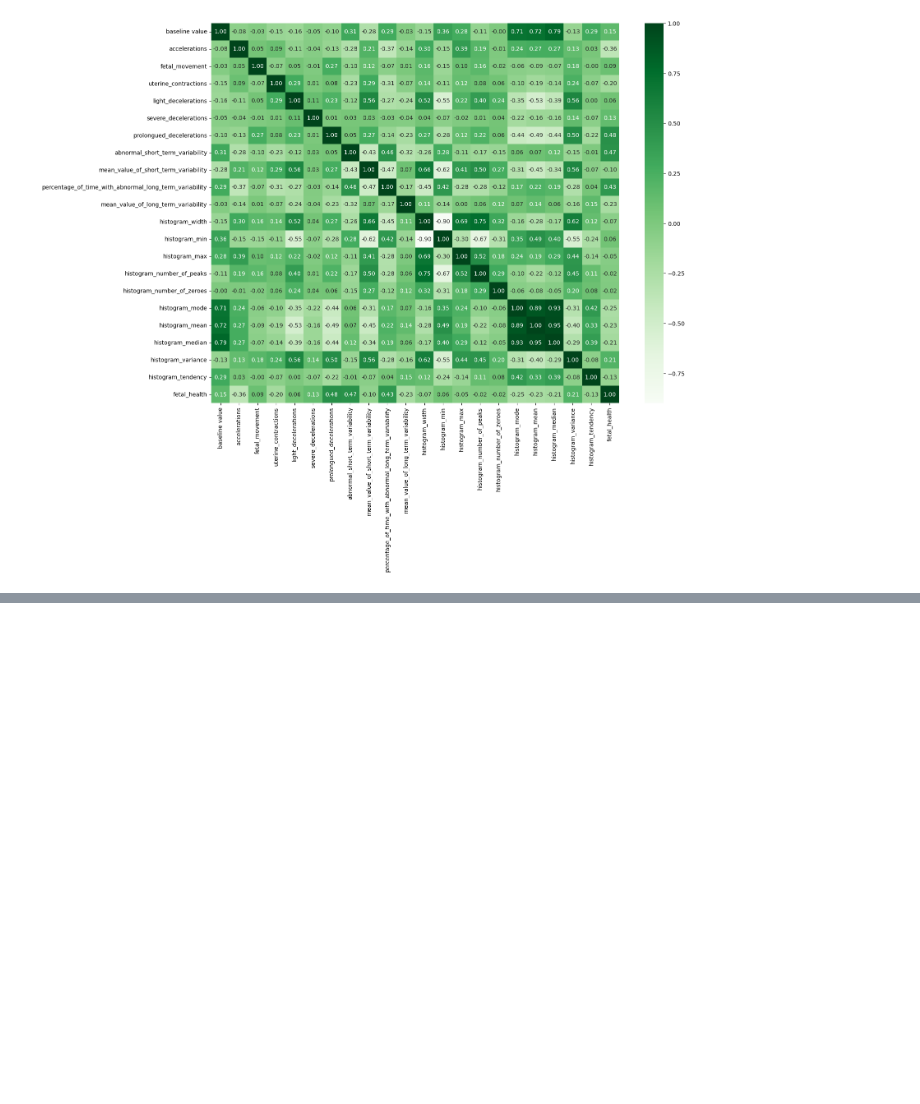
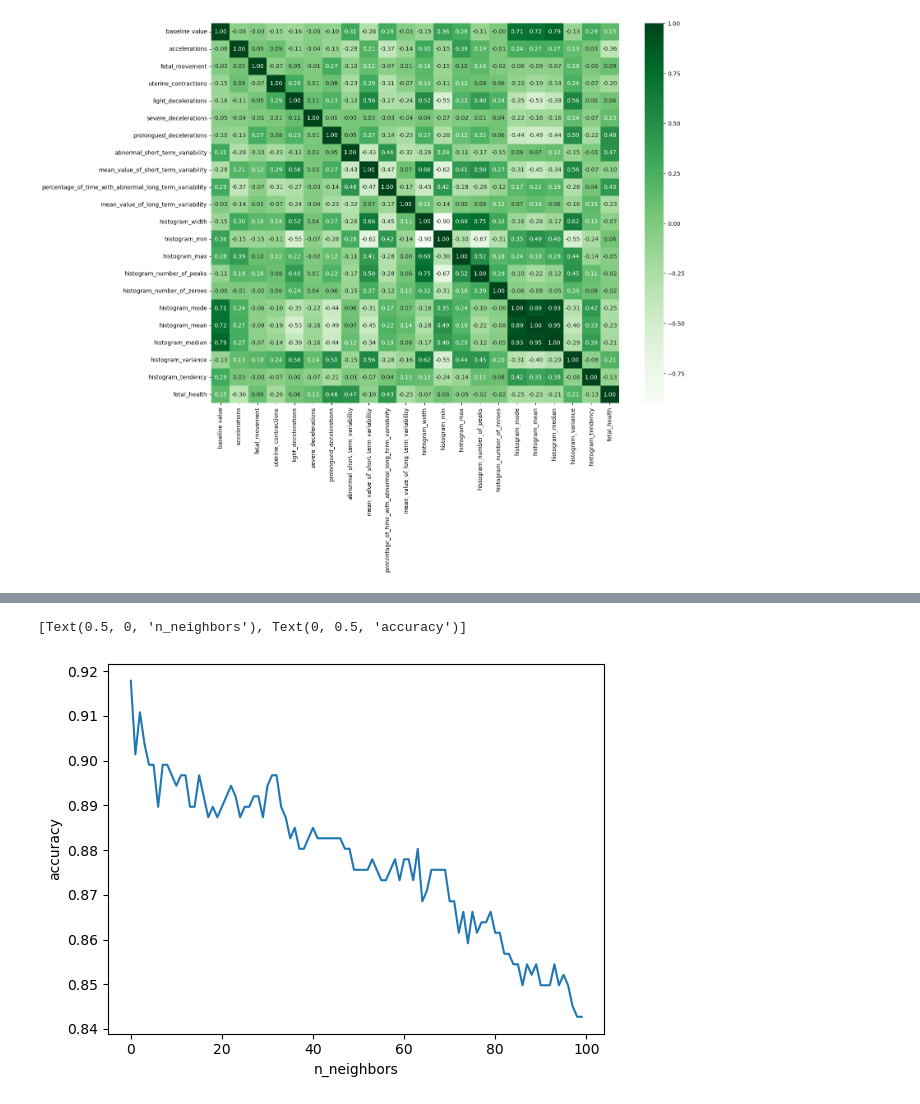
Before and after one commit to AdrianGuzniczak/kaggle-notebooks, a Jupyter notebook: Fetal Health Classification/Fetal health classification models.ipynb, the cells around one changed output, grey strips where cells are left out. Saved outputs shown, nothing was run; the diff lists cells and outputs as text; code cells hidden in the pictures; blank space fills up the shorter version.

```diff
--- a/Fetal Health Classification/Fetal health classification models.ipynb
+++ b/Fetal Health Classification/Fetal health classification models.ipynb
@@ -137,0 +205,8 @@ Best features : Index(['baseline value', 'accelerations', 'uterine_contractions'
+# %%
+accuracy = np.zeros(100)
+for i in range(1,101):
+    knn = KNeighborsClassifier(n_neighbors = i).fit(x_train, y_train.values.ravel())
+    yhat= knn.predict(x_test)
+    accuracy[i-1] = accuracy_score(y_test, yhat)
+
+accuracy
@@ -137,0 +234,6 @@ Best features : Index(['baseline value', 'accelerations', 'uterine_contractions'
+# %%
+ax = sns.lineplot(accuracy)
+ax.set(xlabel = 'n_neighbors', ylabel = 'accuracy')
+# %% [output]
+[Text(0.5, 0, 'n_neighbors'), Text(0, 0.5, 'accuracy')]
+[figure, added]
```
Also changed, not shown: parts of 29 cells of this notebook.
